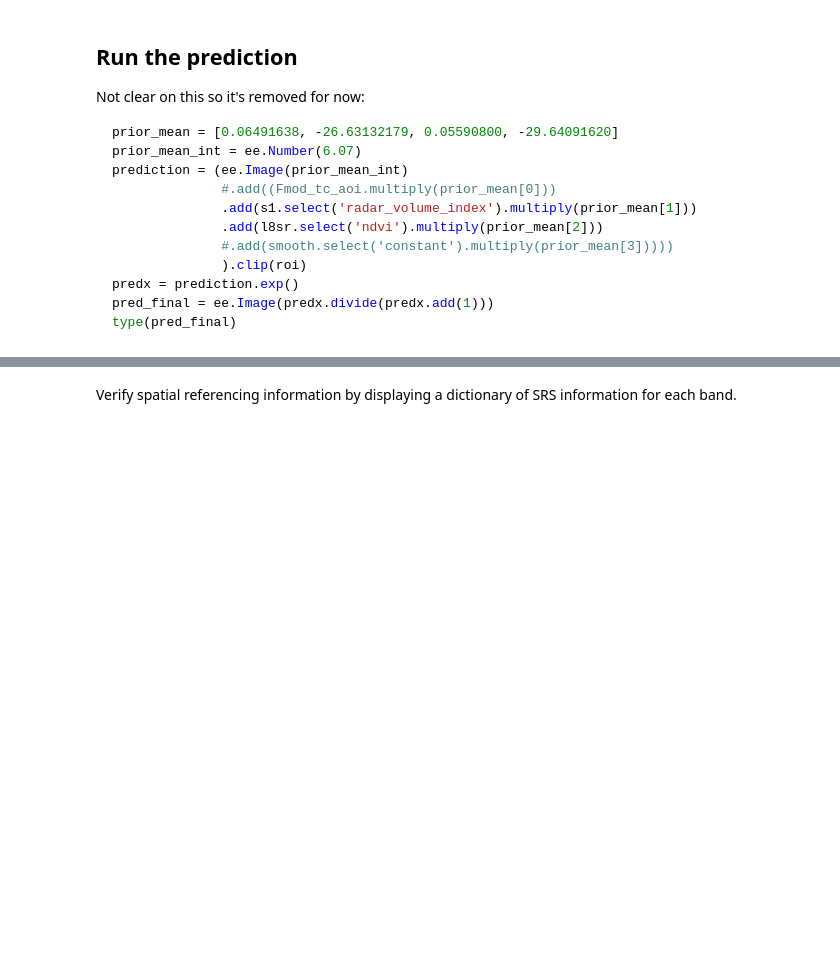
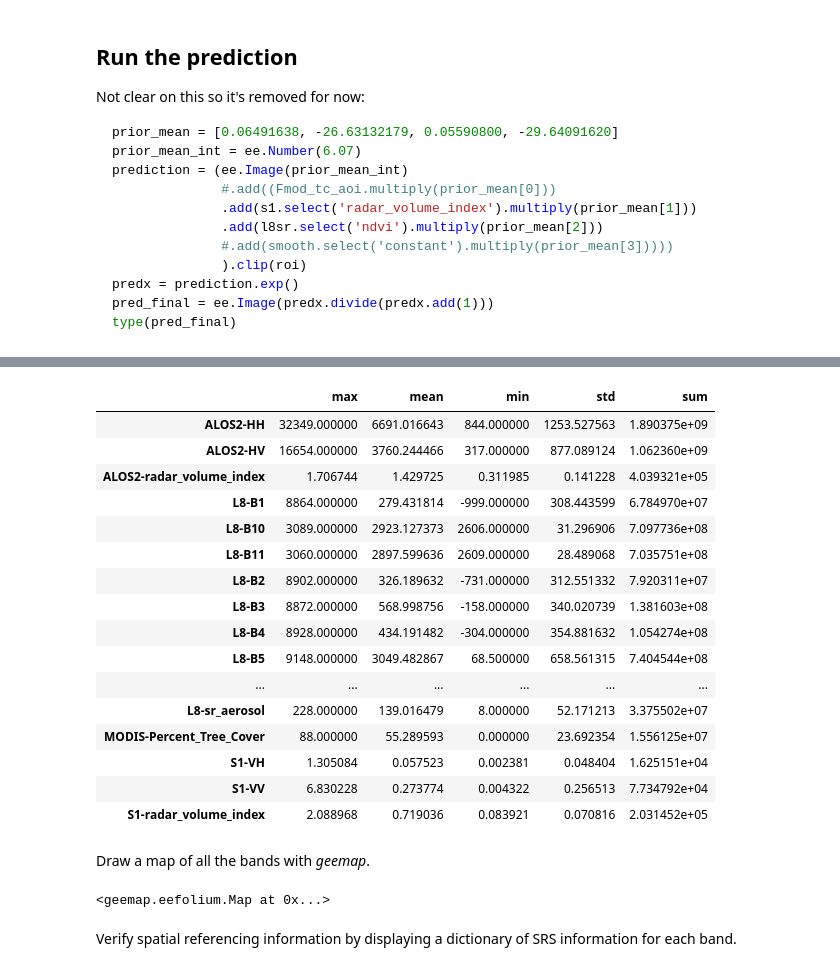
Before and after one commit to NaiaraSPinto/VegMapper, a Jupyter notebook: gee/vegMapper.ipynb, the cells around one changed output, grey strips where cells are left out. Cells and saved outputs as stored; diff of their text form; code cells hidden in the pictures; blank space fills up the shorter version.

```diff
--- a/gee/vegMapper.ipynb
+++ b/gee/vegMapper.ipynb
@@ -205,4 +210,4 @@ Make sure a suitable file exists in the colab workspace or in Google Drive. You
 
 If the second option, run the next cell and click *Choose Files* to upload a file. You may also click *Cancel Upload* to abort the cell and move on.
 # %%
-uploads = files.upload()
+#uploads = files.upload()
@@ -333,0 +417,8 @@ Calculate radar volume index: `4 * VH / (VH + VV)`
+# %%
+alos2 = (ee.ImageCollection('JAXA/ALOS/PALSAR/YEARLY/SAR')
+           .filterDate(*years)
+           .filterBounds(roi)
+           .select(['HV','HH'])
+           .mean())
+
+type(alos2)
@@ -365,8 +457,10 @@ def mask_l8sr(image):
 l8sr = (ee.ImageCollection('LANDSAT/LC08/C01/T1_SR')
           .filterDate(startDate, endDate)
           .filterBounds(roi)
-          .map(mask_l8sr))
-          #.median())
+          .map(mask_l8sr)
+          .median())
 
-# Get NDVI and add the band to the surface reflectance image.
-#l8out = l8sr.addBands(l8sr.normalizedDifference(['B5', 'B4']).rename('ndvi'))
+# Use Landsat 8 bands 5 and 4 to calculate NDVI.
+l8out = l8sr.addBands(l8sr.normalizedDifference(['B5', 'B4']).rename('ndvi'))
+
+type(l8out)
@@ -399,7 +479,9 @@ l8tmp.select("B1").first().projection().getInfo()
 ### VCF from MODIS
 # %%
 modis = (ee.ImageCollection('MODIS/006/MOD44B')
+           .filterDate(*years)
+           .filterBounds(roi)
            .select('Percent_Tree_Cover')
-           .filterDate(startDate, endDate)
-           .filterBounds(roi)
            .first())
+
+type(modis)
@@ -500,3 +519,51 @@ bands
+# %%
+def prefix_bands(image, prefix: str):
+    return [f'{prefix}-{b}' for b in image.bandNames().getInfo()]
+
+# Get initial stack from the landsat imagery and rename bands.
+stack = l8out.clip(roi).rename(prefix_bands(l8out.clip(roi), "L8"))
+
+# Add the rest of the images to the stack.
+for img, pre in [(s1out, "S1"), (alos2out, "ALOS2"), (modis, "MODIS")]:
+    stack = stack.addBands(img.clip(roi).rename(prefix_bands(img, pre)))
+
+# Generate rough stats about all bands in the stack # .resample(mode="bilinear")
+stack_stats = pd.DataFrame(get_stats(stack, scale=500))
+
+stack_stats
+# %% [output]
+|  | max | mean | min | std | sum |
+| ALOS2-HH | 32349.000000 | 6691.016643 | 844.000000 | 1253.527563 | 1.890375e+09 |
+| ALOS2-HV | 16654.000000 | 3760.244466 | 317.000000 | 877.089124 | 1.062360e+09 |
+| ALOS2-radar_volume_index | 1.706744 | 1.429725 | 0.311985 | 0.141228 | 4.039321e+05 |
+| L8-B1 | 8864.000000 | 279.431814 | -999.000000 | 308.443599 | 6.784970e+07 |
+| L8-B10 | 3089.000000 | 2923.127373 | 2606.000000 | 31.296906 | 7.097736e+08 |
+| L8-B11 | 3060.000000 | 2897.599636 | 2609.000000 | 28.489068 | 7.035751e+08 |
+| L8-B2 | 8902.000000 | 326.189632 | -731.000000 | 312.551332 | 7.920311e+07 |
+| L8-B3 | 8872.000000 | 568.998756 | -158.000000 | 340.020739 | 1.381603e+08 |
+| L8-B4 | 8928.000000 | 434.191482 | -304.000000 | 354.881632 | 1.054274e+08 |
+| L8-B5 | 9148.000000 | 3049.482867 | 68.500000 | 658.561315 | 7.404544e+08 |
+| ... | ... | ... | ... | ... | ... |
+| L8-sr_aerosol | 228.000000 | 139.016479 | 8.000000 | 52.171213 | 3.375502e+07 |
+| MODIS-Percent_Tree_Cover | 88.000000 | 55.289593 | 0.000000 | 23.692354 | 1.556125e+07 |
+| S1-VH | 1.305084 | 0.057523 | 0.002381 | 0.048404 | 1.625151e+04 |
+| S1-VV | 6.830228 | 0.273774 | 0.004322 | 0.256513 | 7.734792e+04 |
+| S1-radar_volume_index | 2.088968 | 0.719036 | 0.083921 | 0.070816 | 2.031452e+05 |
+# %% [markdown]
+Draw a map of all the bands with *geemap*.
+# %%
+def allstyle(b: str, vis_params: dict={}, shown: bool=False):
+    if b.endswith("radar_volume_index"):
+        vis_params = stack_stats.loc[b][['min','max']].to_dict()
+        shown = True
+    if b.endswith("ndvi"):
+        vis_params = {'min': -1.0, 'max':  1.0, 'palette': 'red,yellow,green'}
+        shown = True
+    return {'name': b, 'viz_params': vis_params, 'shown': shown}
+
+drawMap(image=stack, style_func=allstyle, center=roi_center, width="90%")
+# %% [output]
+<geemap.eefolium.Map at 0x...>
 # %% [markdown]
 Verify spatial referencing information by displaying a dictionary of SRS information for each band.
 # %%
```
Also changed, not shown: parts of 64 cells of this notebook.
